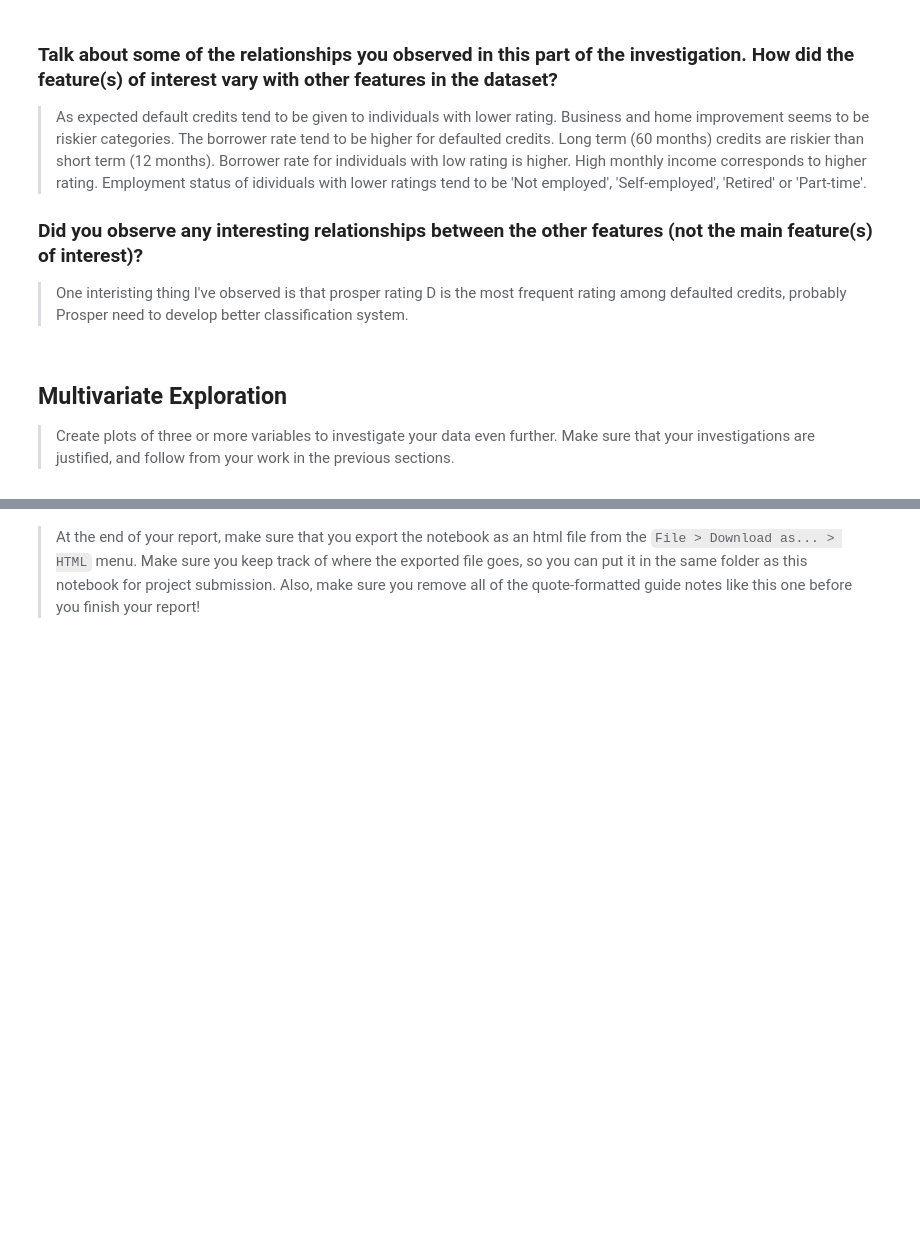
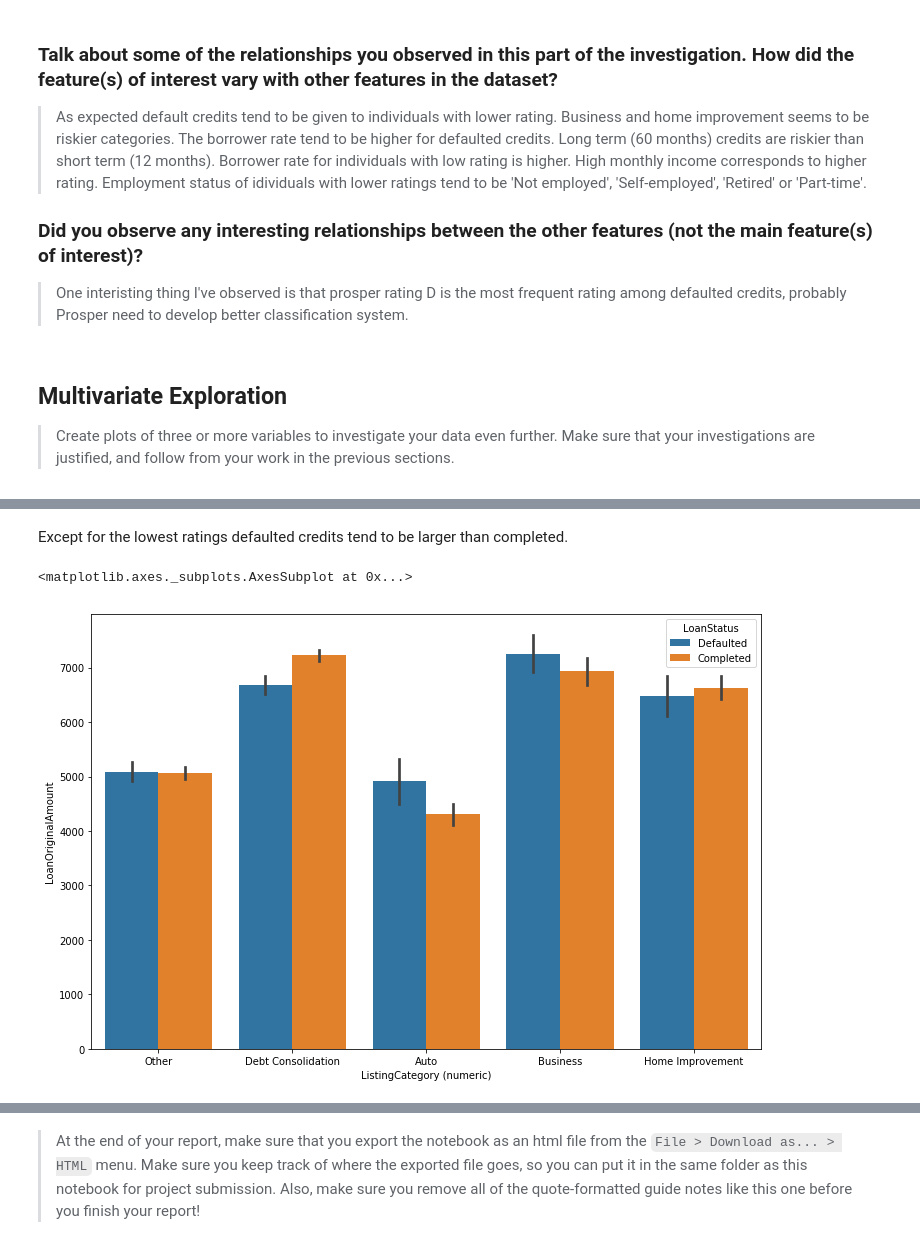
Before and after one commit to Askanio234/Communicate-Data-Findings, a Jupyter notebook: exploration.ipynb, the cells around one changed output, grey strips where cells are left out. Drawn from its saved outputs; the diff is of its cells as text; code cells hidden in the pictures; blank space fills up the shorter version.

```diff
--- a/exploration.ipynb
+++ b/exploration.ipynb
@@ -518,0 +540,8 @@ your work in the previous sections.
+# %% [markdown]
+Except for the lowest ratings defaulted credits tend to be larger than completed.
+# %%
+plt.figure(figsize = [12, 8])
+sb.barplot(data=target_df, x='ListingCategory (numeric)', y='LoanOriginalAmount', hue='LoanStatus')
+# %% [output]
+<matplotlib.axes._subplots.AxesSubplot at 0x...>
+[figure, added]
```
Also changed, not shown: parts of 16 cells of this notebook.
